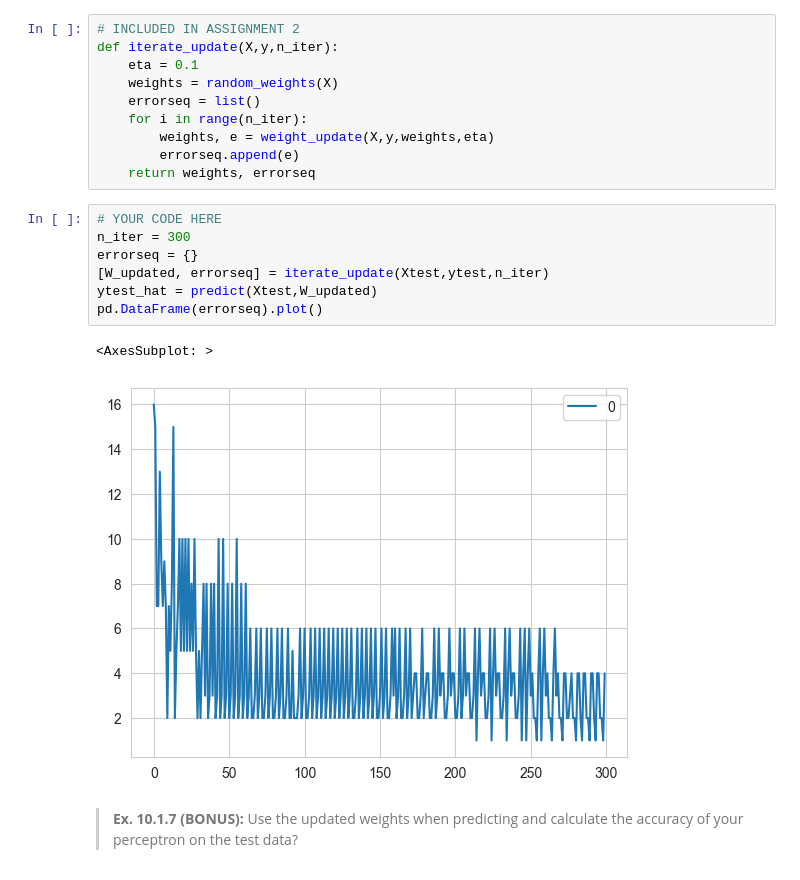
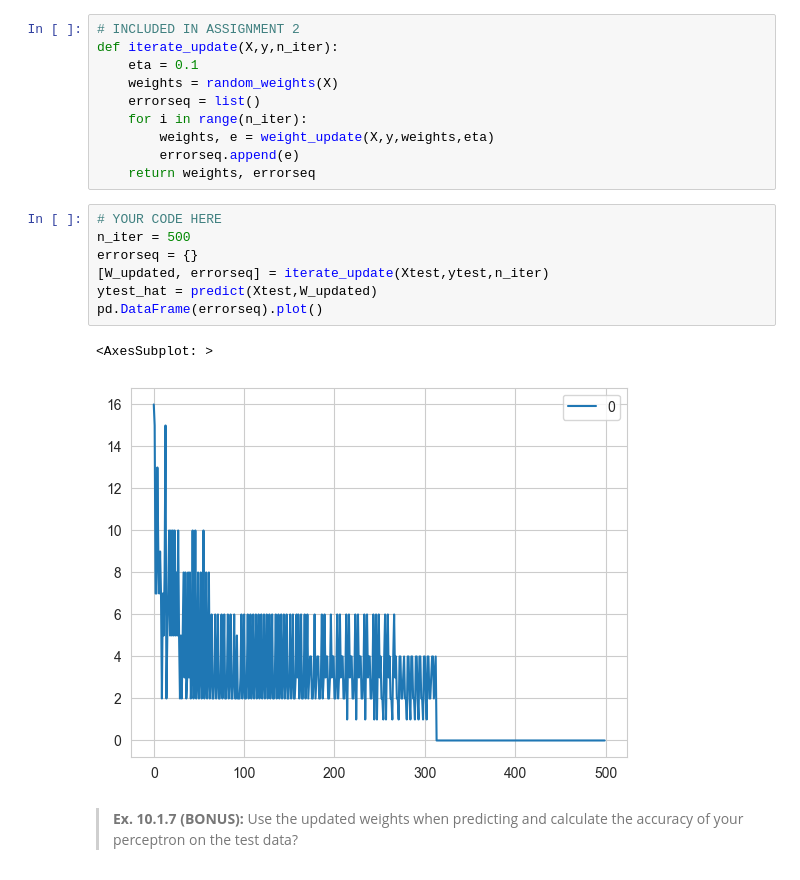
Before and after one commit to Kelvin-xing/isds2023, a Jupyter notebook: teaching_materials/module_10/module_10_exercises_ans.ipynb, the cells around one changed output. Saved outputs shown, nothing was run; the diff lists cells and outputs as text.

```diff
--- a/teaching_materials/module_10/module_10_exercises_ans.ipynb
+++ b/teaching_materials/module_10/module_10_exercises_ans.ipynb
@@ -217,14 +217,14 @@ def iterate_update(X,y,n_iter):
     return weights, errorseq
 # %%
 # YOUR CODE HERE
-n_iter = 300
+n_iter = 500
 errorseq = {}
 [W_updated, errorseq] = iterate_update(Xtest,ytest,n_iter)
 ytest_hat = predict(Xtest,W_updated)
 pd.DataFrame(errorseq).plot()
 # %% [output]
 <AxesSubplot: >
-[figure, old version]
+[figure, new version]
 # %% [markdown]
 > **Ex. 10.1.7 (BONUS):** Use the updated weights when predicting and calculate the accuracy of your perceptron on the test data?
 # %%
```
Also changed, not shown: parts of 4 cells of this notebook, 1 other file.
